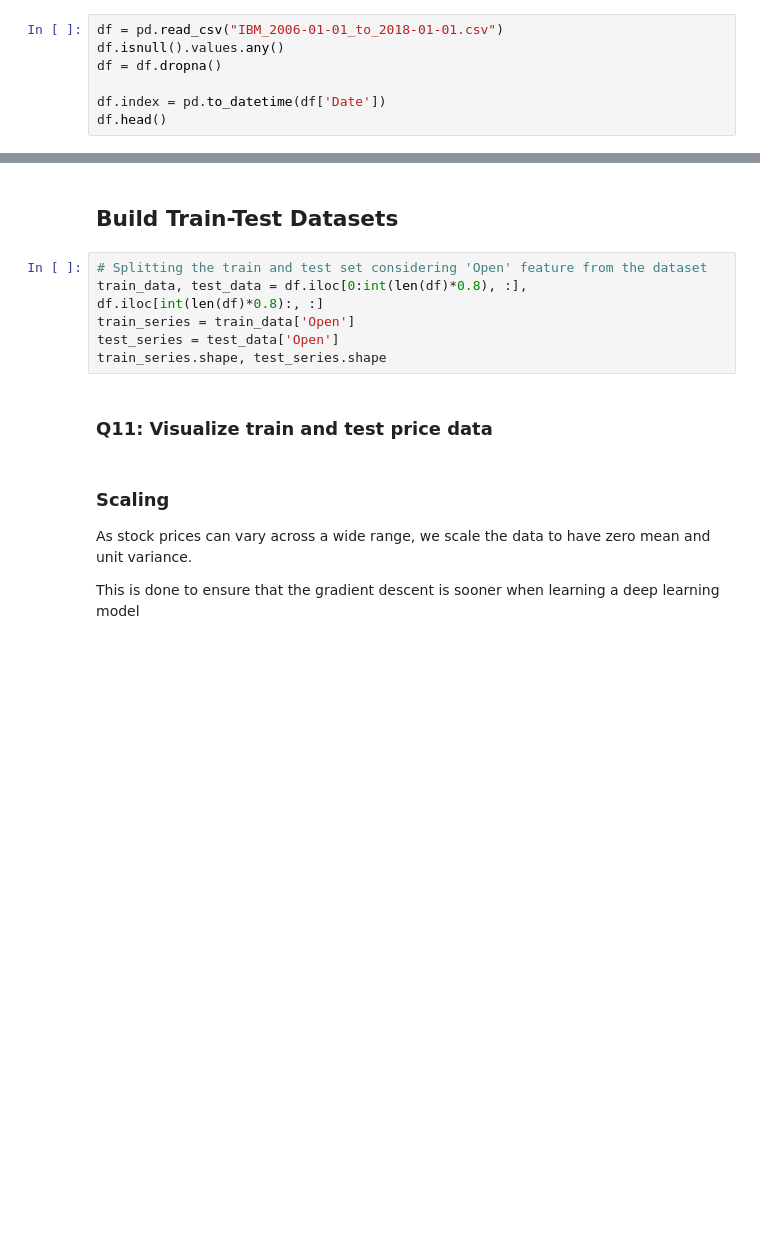
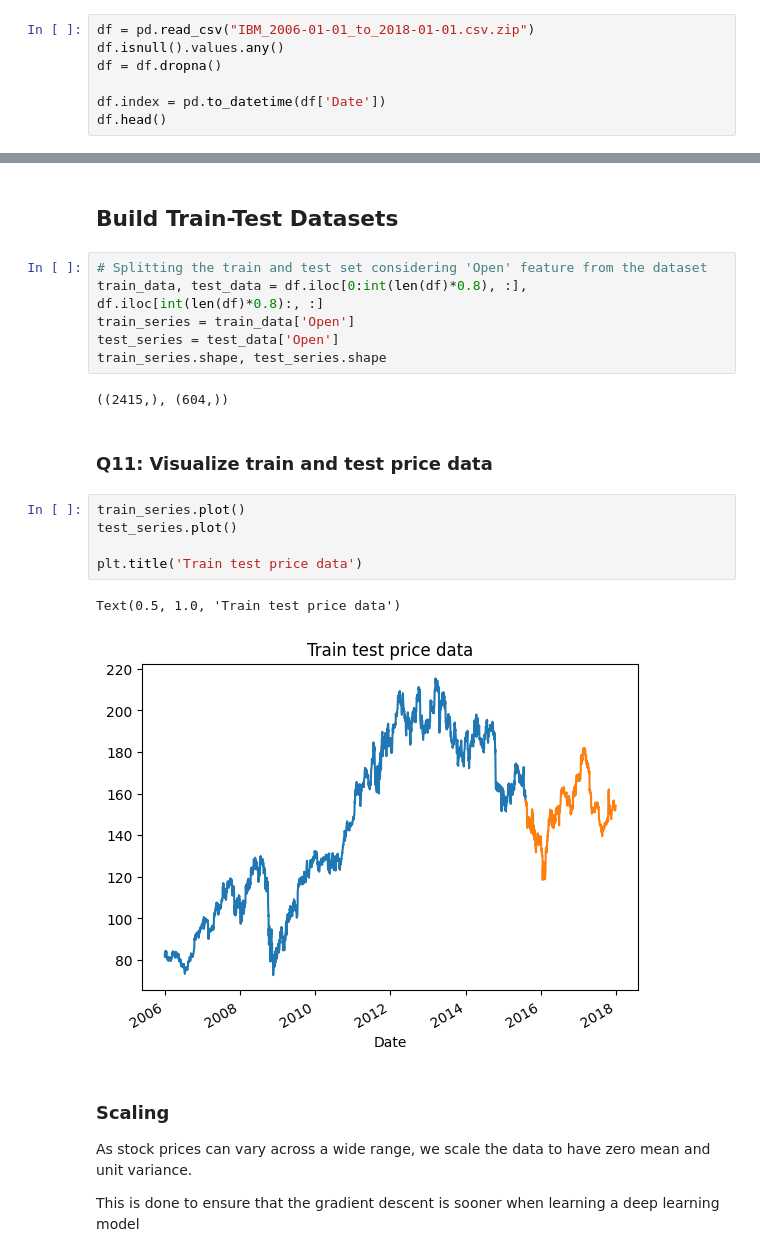
Before and after one commit to jeffreyding18/mec-mini-projects, a Jupyter notebook: mec-18.5.1-time-series-analysis-mini-project/Mini_Project_Time_Series_Forecasting.ipynb, the cells around one changed output, grey strips where cells are left out. Cells and saved outputs as stored; diff of their text form; blank space fills up the shorter version.

```diff
--- a/mec-18.5.1-time-series-analysis-mini-project/Mini_Project_Time_Series_Forecasting.ipynb
+++ b/mec-18.5.1-time-series-analysis-mini-project/Mini_Project_Time_Series_Forecasting.ipynb
@@ -470,7 +509,7 @@ from tensorflow.keras.optimizers import SGD
 # %% [markdown]
 ### Load Data
 # %%
-df = pd.read_csv("IBM_2006-01-01_to_2018-01-01.csv")
+df = pd.read_csv("IBM_2006-01-01_to_2018-01-01.csv.zip")
 df.isnull().values.any()
 df = df.dropna()
 
@@ -487,8 +534,18 @@ train_data, test_data = df.iloc[0:int(len(df)*0.8), :], df.iloc[int(len(df)*0.8)
 train_series = train_data['Open']
 test_series = test_data['Open']
 train_series.shape, test_series.shape
+# %% [output]
+((2415,), (604,))
 # %% [markdown]
 ### Q11: Visualize train and test price data
+# %%
+train_series.plot()
+test_series.plot()
+
+plt.title('Train test price data')
+# %% [output]
+Text(0.5, 1.0, 'Train test price data')
+[figure, added]
 # %% [markdown]
 ### Scaling
 As stock prices can vary across a wide range, we scale the data to have zero mean and unit variance.
```
Also changed, not shown: parts of 28 cells of this notebook.
